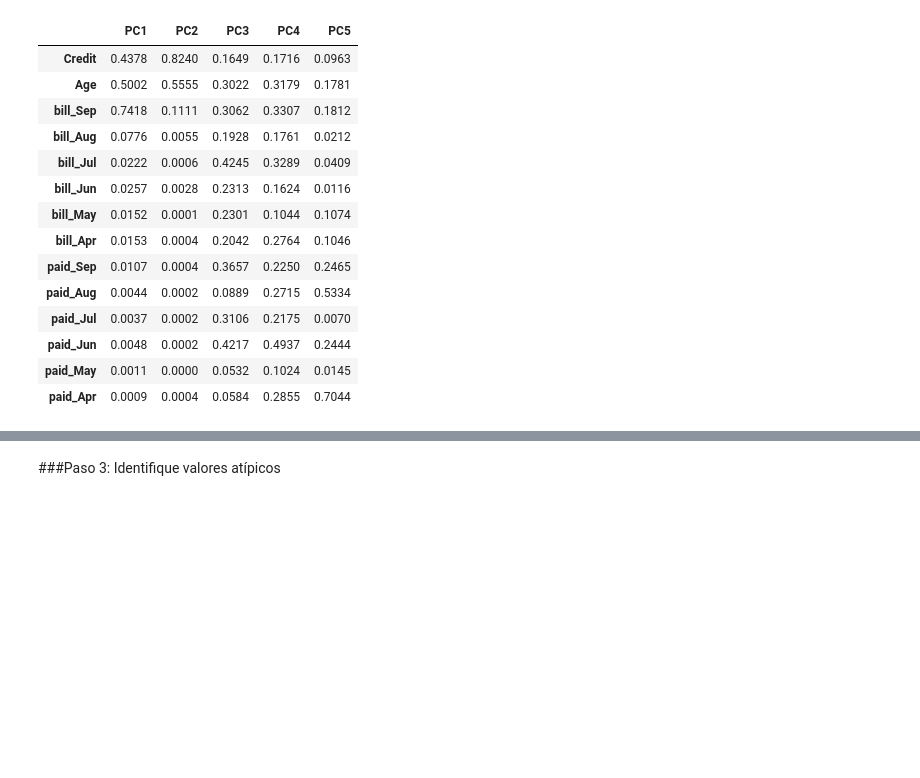
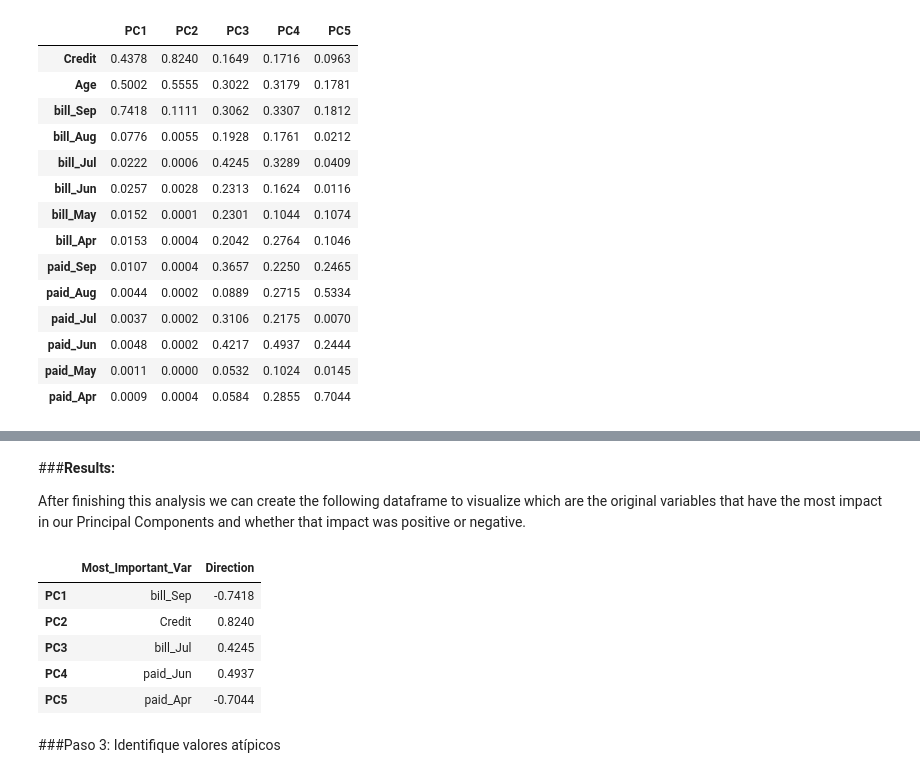
Before and after one commit to PosgradoMNA/actividades-del-projecto-team-1, a Jupyter notebook: Semana4_Actividad4_Team1.ipynb, the cells around one changed output, grey strips where cells are left out. Saved outputs shown, nothing was run; the diff lists cells and outputs as text; code cells hidden in the pictures; blank space fills up the shorter version.

```diff
--- a/Semana4_Actividad4_Team1.ipynb
+++ b/Semana4_Actividad4_Team1.ipynb
@@ -305,0 +348,4 @@ dtype: object
+# %%
+result_var=df_components.iloc[:,:5].idxmax(axis=0)
+result_var=pd.DataFrame(result_var, columns=['Most_Important_Var'])
+result_var
@@ -306,3 +383,17 @@ dtype: object
+# %% [markdown]
+###**Results:**
+
+After finishing this analysis we can create the following dataframe to visualize which are the original variables that have the most impact in our Principal Components and whether that impact was positive or negative.
+# %%
+result_var['Direction']= [-0.7418,0.8240,0.4245,0.4937,-0.7044]
+result_var
+# %% [output]
+|  | Most_Important_Var | Direction |
+| PC1 | bill_Sep | -0.7418 |
+| PC2 | Credit | 0.8240 |
+| PC3 | bill_Jul | 0.4245 |
+| PC4 | paid_Jun | 0.4937 |
+| PC5 | paid_Apr | -0.7044 |
 # %% [markdown]
 ###Paso 3: Identifique valores atípicos
 # %%
```
Also changed, not shown: parts of 14 cells of this notebook.
